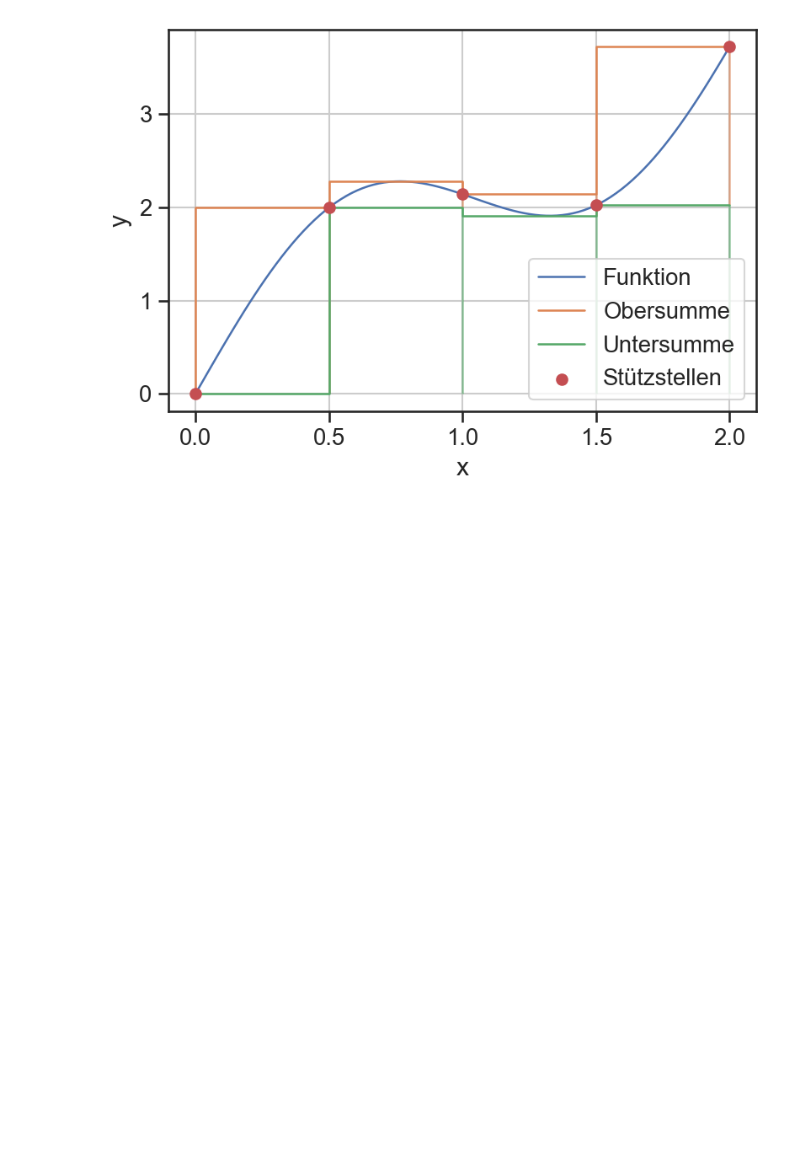
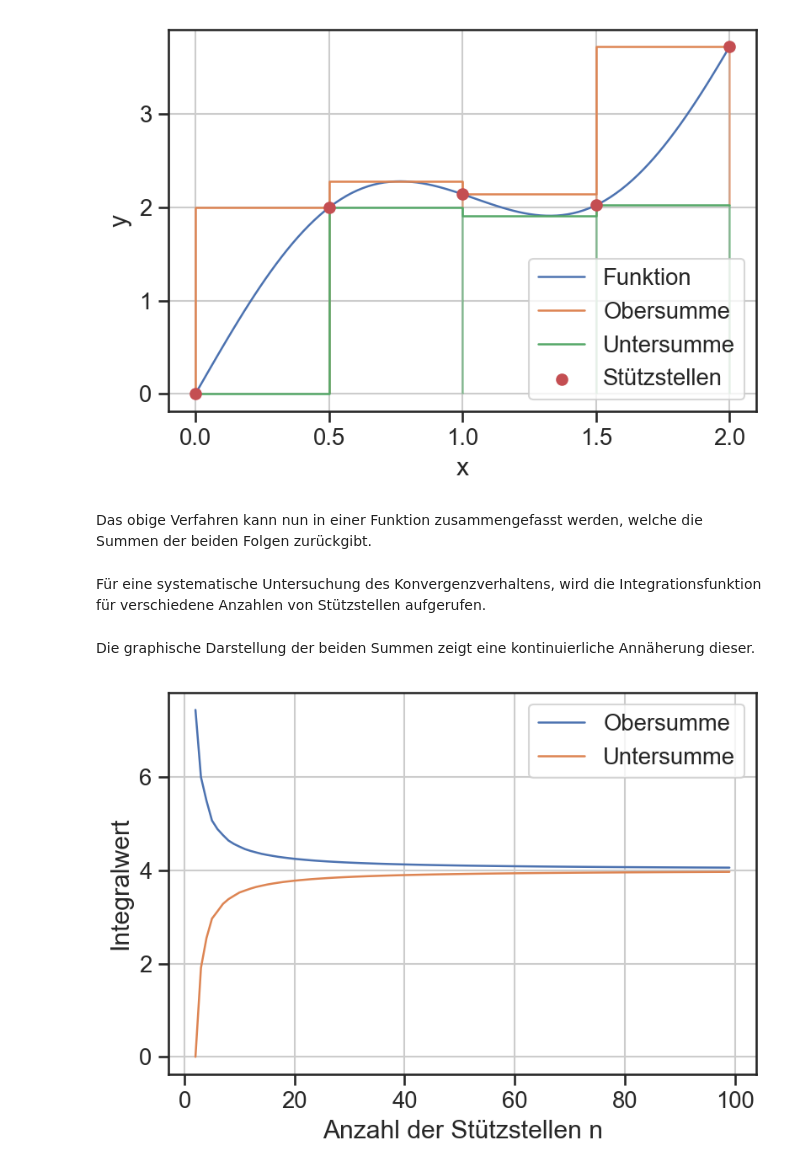
Before and after one commit to lu-kas/Vorlesung_Ingenieurinformatik, a Jupyter notebook: Content/Script/04_numerik/0411_oberuntersumme.ipynb, the cells around one changed output. Saved outputs shown, nothing was run; the diff lists cells and outputs as text; code cells hidden in the pictures; blank space fills up the shorter version.

```diff
--- a/Content/Script/04_numerik/0411_oberuntersumme.ipynb
+++ b/Content/Script/04_numerik/0411_oberuntersumme.ipynb
@@ -83,3 +83,49 @@ plt.grid()
 plt.legend();
 # %% [output]
 [figure]
+# %% [markdown]
+Das obige Verfahren kann nun in einer Funktion zusammengefasst werden, welche die Summen der beiden Folgen zurückgibt.
+# %%
+def ou_summe(n, a=0, b=2):
+    xi = np.linspace(a, b, n)
+    yi = fkt(xi)
+    dx = xi[1] - xi[0]
+
+    sum_oben = 0
+    sum_unten = 0
+
+    for i in range(n-1):
+        cx = np.linspace(xi[i], xi[i+1], 50)
+        cy = fkt(cx)
+        oben = np.max(cy)
+        unten = np.min(cy)
+        sum_oben += dx * oben
+        sum_unten += dx * unten
+
+    return sum_oben, sum_unten
+# %% [markdown]
+Für eine systematische Untersuchung des Konvergenzverhaltens, wird die Integrationsfunktion für verschiedene Anzahlen von Stützstellen aufgerufen.
+# %%
+n_max = 100
+ns = np.arange(2, n_max, 1, dtype=np.int)
+os = np.zeros(len(ns))
+us = np.zeros(len(ns))
+
+
+for i, n in enumerate(ns):
+    o, u = ou_summe(n)
+    os[i] = o
+    us[i] = u
+# %% [markdown]
+Die graphische Darstellung der beiden Summen zeigt eine kontinuierliche Annäherung dieser.
+# %%
+plt.plot(ns, os, label='Obersumme')
+plt.plot(ns, us, label='Untersumme')
+
+plt.xlabel('Anzahl der Stützstellen n')
+plt.ylabel('Integralwert')
+
+plt.grid()
+plt.legend();
+# %% [output]
+[figure, added]
```
Also changed, not shown: parts of 2 cells of this notebook.
